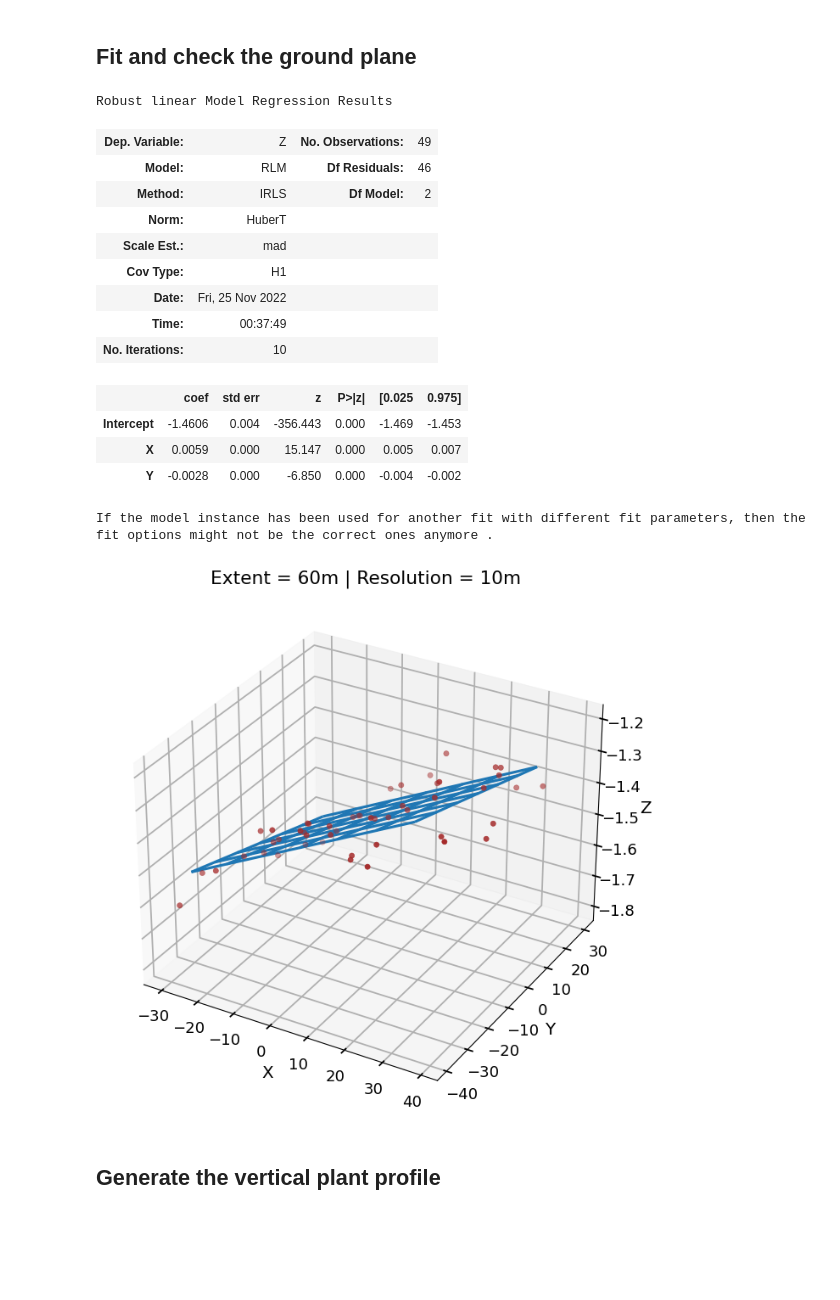
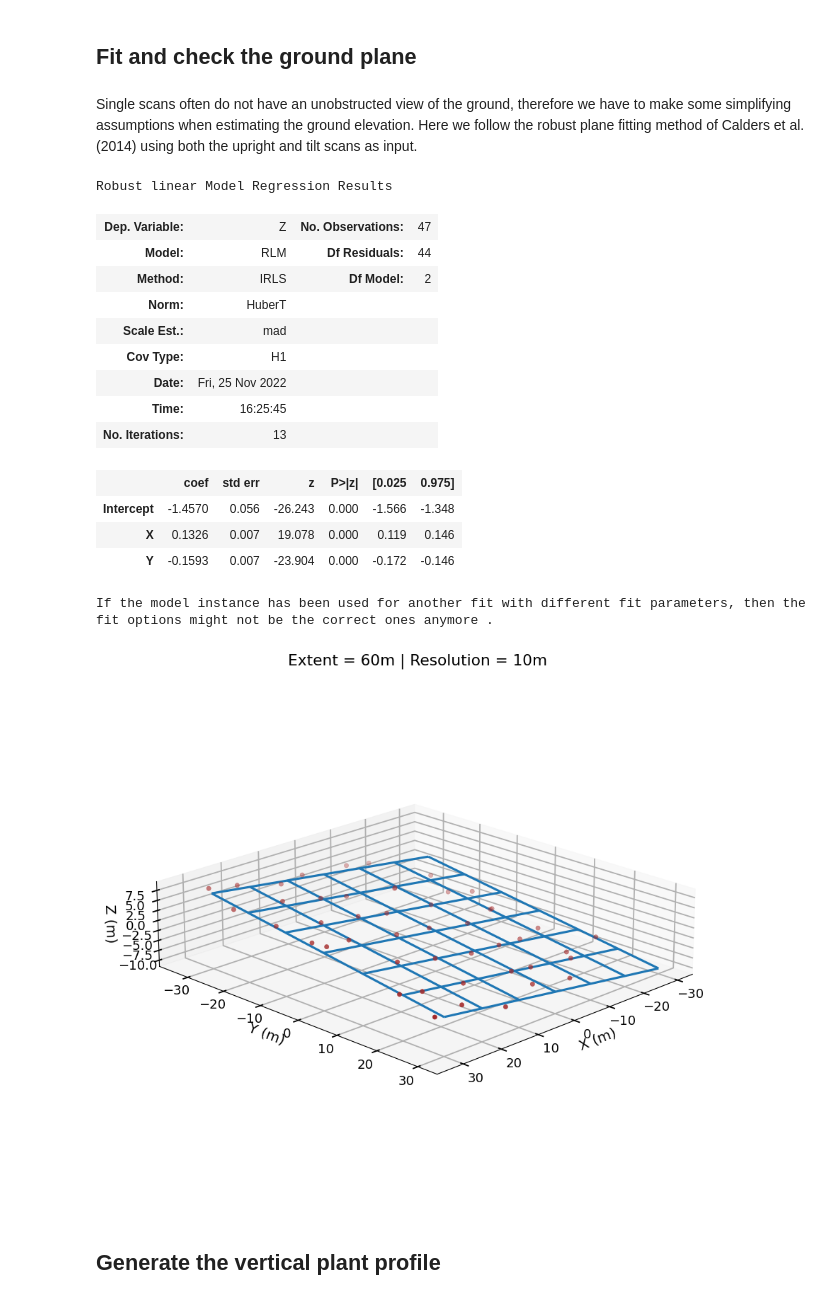
Before and after one commit to armstonj/pylidar-tls-canopy, a Jupyter notebook: notebooks/02_profiles_example.ipynb, the cells around one changed output. Cells and saved outputs as stored; diff of their text form; code cells hidden in the pictures; blank space fills up the shorter version.

Commit message:
updated profiles notebook to use a upright/tilt combination

```diff
--- a/notebooks/02_profiles_example.ipynb
+++ b/notebooks/02_profiles_example.ipynb
@@ -15,22 +15,21 @@ from riegl_canopy import riegl_io, plant_profile
 # %% [markdown]
 ## Some plotting functions
 # %%
-def plot_ground_plane(x, y, z, grid_extent, grid_resolution, planefit):
+def plot_ground_plane(x, y, z, grid_extent, grid_resolution, planefit, elev=None, azim=None):
     """Example function to plot a ground plane"""
-
     xv = yv = np.linspace(-grid_extent/2, grid_extent/2, grid_extent//grid_resolution + 1)
     xc,yc = np.meshgrid(xv,yv)
     zc = planefit['Parameters'][1] * xc + planefit['Parameters'][2] * yc + planefit['Parameters'][0]
-
     fig = plt.figure(figsize=[8,8])
-    fig.tight_layout()
     with plt.style.context('seaborn-talk'):
         ax = fig.add_subplot(projection='3d')
+        ax.set_box_aspect([np.ptp(x), np.ptp(y), np.ptp(z)])
         ax.plot_wireframe(xc, yc, zc)
         ax.scatter(x, y, z, color='Brown')
-        ax.set(xlabel='X', ylabel='Y', zlabel='Z')
+        ax.set(xlabel='X (m)', ylabel='Y (m)', zlabel='Z (m)')
         ax.set(title=f'Extent = {grid_extent}m | Resolution = {grid_resolution}m')
-
+        ax.view_init(elev, azim)
+    fig.tight_layout()
     plt.show()
 
 
@@ -56,38 +59,49 @@ def plot_vertical_profiles(profiles, height, labels=['Hinge','Linear','Weighted'
 # %%
-os.chdir('/gpfs/data1/vclgp/armstonj/tls_temp/2021-07-18.003.RiSCAN')
+os.chdir('/gpfs/data1/vclgp/data/tls_point_clouds/riegl_registered/maeda_Amazon_Dimona-100ha-SOUTH.RiSCAN')
 
-rxp_fn = 'SCANS/ScanPos001/SINGLESCANS/210718_115347.rxp'
-rdbx_fn = 'project.rdb/SCANS/ScanPos001/SINGLESCANS/210718_115347/210718_115347.rdbx'
-transform_fn = 'ScanPos001.DAT'
+# Upright scan files
+upright_rxp_fn = 'SCANS/ScanPos001/SINGLESCANS/190426_112319.rxp'
+upright_rdbx_fn = 'project.rdb/SCANS/ScanPos001/SINGLESCANS/190426_112319/190426_112319.rdbx'
+upright_transform_fn = 'project.rdb/SCANS/ScanPos001.DAT'
+
+# Tilt scan files
+tilt_rxp_fn = 'SCANS/ScanPos002/SINGLESCANS/190426_112552.rxp'
+tilt_rdbx_fn = 'project.rdb/SCANS/ScanPos002/SINGLESCANS/190426_112552/190426_112552.rdbx'
+tilt_transform_fn = 'project.rdb/SCANS/ScanPos002.DAT'
 # %% [markdown]
 ## Fit and check the ground plane
+# %% [markdown]
+Single scans often do not have an unobstructed view of the ground, therefore we have to make some simplifying assumptions when estimating the ground elevation. Here we follow the robust plane fitting method of Calders et al. (2014) using both the upright and tilt scans as input.
 # %%
 grid_extent = 60
 grid_resolution = 10
-x,y,z,r = plant_profile.get_min_z_grid([rdbx_fn], [transform_fn], grid_extent, grid_resolution)
+x,y,z,r = plant_profile.get_min_z_grid([upright_rdbx_fn,tilt_rdbx_fn], [upright_transform_fn,tilt_transform_fn], grid_extent, grid_resolution)
+
+# If using RXP files only as input, use the following:
+#x,y,z,r = plant_profile.get_min_z_grid_rxp([upright_rxp_fn,tilt_rxp_fn], [upright_transform_fn,tilt_transform_fn], grid_extent, grid_resolution)
 # %%
 # Optional weighting of points by 1 / range
 planefit = plant_profile.plane_fit_hubers(x, y, z, w=1/r)
 planefit['Summary']
 # %% [output]
 Robust linear Model Regression Results
-| Dep. Variable: | Z | No. Observations: | 49 |
-| Model: | RLM | Df Residuals: | 46 |
+| Dep. Variable: | Z | No. Observations: | 47 |
+| Model: | RLM | Df Residuals: | 44 |
 | Method: | IRLS | Df Model: | 2 |
 | Norm: | HuberT |  |  |
 | Scale Est.: | mad |  |  |
 | Cov Type: | H1 |  |  |
 | Date: | Fri, 25 Nov 2022 |  |  |
-| Time: | 00:37:49 |  |  |
-| No. Iterations: | 10 |  |  |
+| Time: | 16:25:45 |  |  |
+| No. Iterations: | 13 |  |  |
 |  | coef | std err | z | P>|z| | [0.025 | 0.975] |
-| Intercept | -1.4606 | 0.004 | -356.443 | 0.000 | -1.469 | -1.453 |
-| X | 0.0059 | 0.000 | 15.147 | 0.000 | 0.005 | 0.007 |
-| Y | -0.0028 | 0.000 | -6.850 | 0.000 | -0.004 | -0.002 |
+| Intercept | -1.4570 | 0.056 | -26.243 | 0.000 | -1.566 | -1.348 |
+| X | 0.1326 | 0.007 | 19.078 | 0.000 | 0.119 | 0.146 |
+| Y | -0.1593 | 0.007 | -23.904 | 0.000 | -0.172 | -0.146 |
 If the model instance has been used for another fit with different fit parameters, then the fit options might not be the correct ones anymore .
 # %%
-plot_ground_plane(x, y, z, grid_extent, grid_resolution, planefit)
+plot_ground_plane(x, y, z, grid_extent, grid_resolution, planefit, elev=20, azim=45)
 # %% [output]
-[figure, old version]
+[figure, new version]
 # %% [markdown]
 ## Generate the vertical plant profile
```
Also changed, not shown: parts of 15 cells of this notebook.
